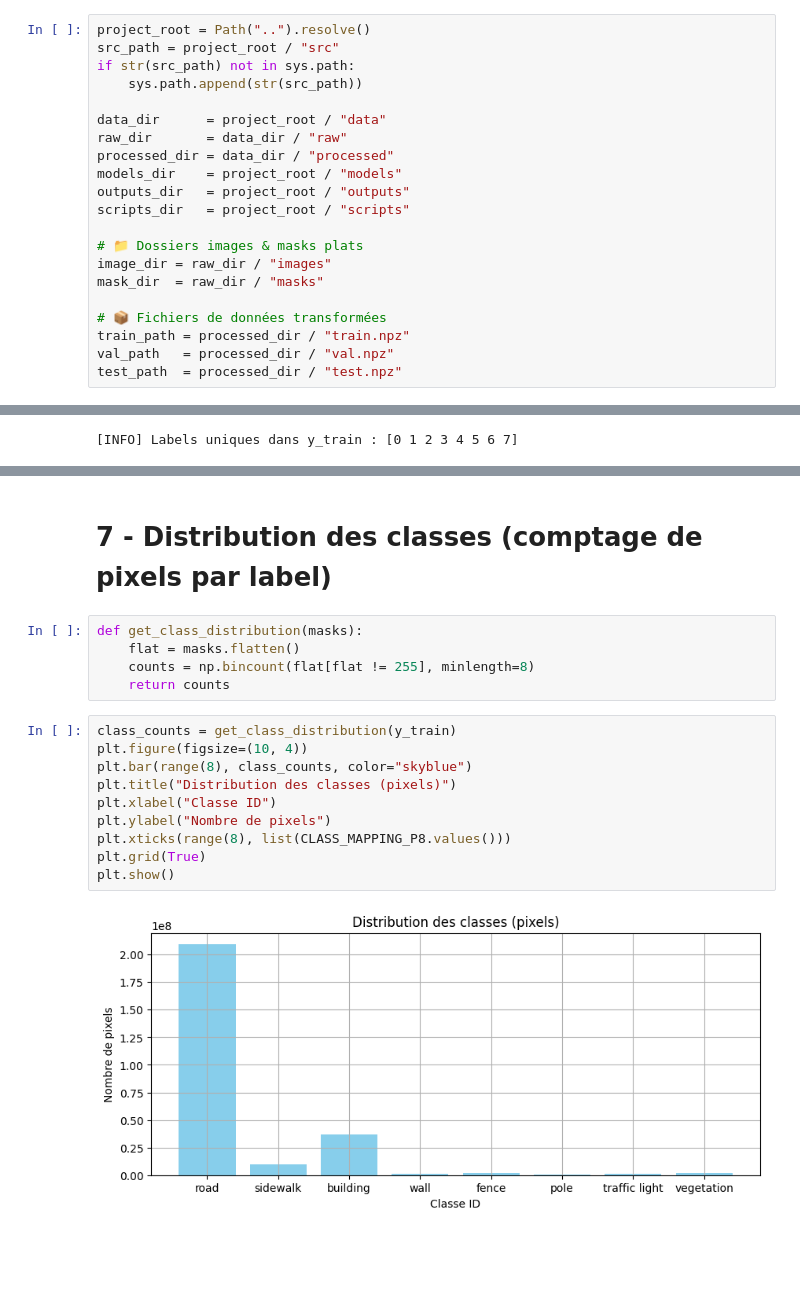
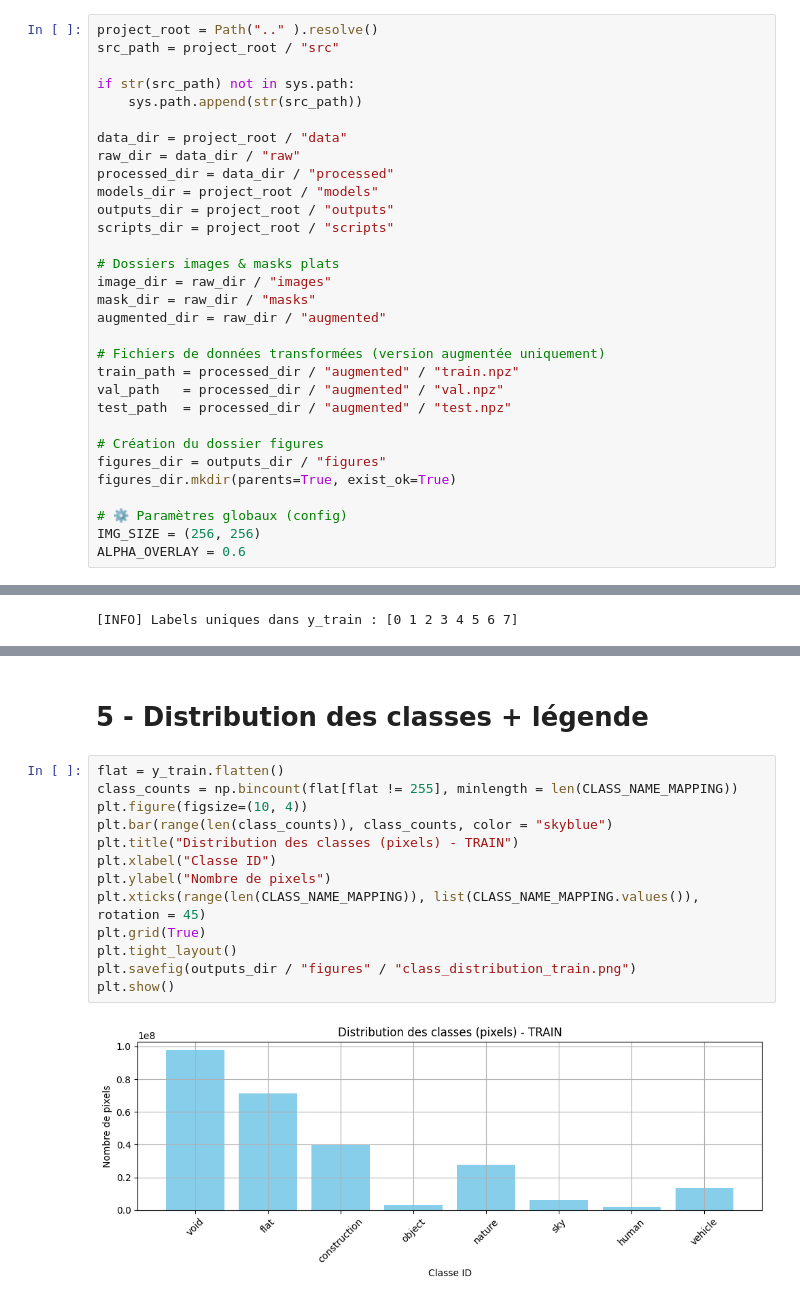
Before and after one commit to Arnaud66170/P08_segmentation_model, a Jupyter notebook: notebooks/01_data_exploration.ipynb, the cells around one changed output, grey strips where cells are left out. Drawn from its saved outputs; the diff is of its cells as text; blank space fills up the shorter version.

```diff
--- a/notebooks/01_data_exploration.ipynb
+++ b/notebooks/01_data_exploration.ipynb
@@ -50,22 +95,32 @@ WARNING:tensorflow:From c:\Users\motar\Desktop\1-openclassrooms\AI_Engineer\1-pr
 - Chemins relatifs depuis notebooks/, vers data/ à la racine du projet
 # %%
-project_root = Path("..").resolve()
+project_root = Path(".." ).resolve()
 src_path = project_root / "src"
+
 if str(src_path) not in sys.path:
     sys.path.append(str(src_path))
 
-data_dir      = project_root / "data"
-raw_dir       = data_dir / "raw"
+data_dir = project_root / "data"
+raw_dir = data_dir / "raw"
 processed_dir = data_dir / "processed"
-models_dir    = project_root / "models"
-outputs_dir   = project_root / "outputs"
-scripts_dir   = project_root / "scripts"
+models_dir = project_root / "models"
+outputs_dir = project_root / "outputs"
+scripts_dir = project_root / "scripts"
 
-# 📁 Dossiers images & masks plats
+# Dossiers images & masks plats
 image_dir = raw_dir / "images"
-mask_dir  = raw_dir / "masks"
+mask_dir = raw_dir / "masks"
+augmented_dir = raw_dir / "augmented"
 
-# 📦 Fichiers de données transformées
-train_path = processed_dir / "train.npz"
-val_path   = processed_dir / "val.npz"
-test_path  = processed_dir / "test.npz"
+# Fichiers de données transformées (version augmentée uniquement)
+train_path = processed_dir / "augmented" / "train.npz"
+val_path   = processed_dir / "augmented" / "val.npz"
+test_path  = processed_dir / "augmented" / "test.npz"
+
+# Création du dossier figures
+figures_dir = outputs_dir / "figures"
+figures_dir.mkdir(parents=True, exist_ok=True)
+
+# ⚙️ Paramètres globaux (config)
+IMG_SIZE = (256, 256)
+ALPHA_OVERLAY = 0.6
@@ -210,19 +290,17 @@ print("[INFO] Labels uniques dans y_train :", unique_labels)
 # %% [markdown]
-# 7 - Distribution des classes (comptage de pixels par label)
+# 5 - Distribution des classes + légende
-# %%
-def get_class_distribution(masks):
-    flat = masks.flatten()
-    counts = np.bincount(flat[flat != 255], minlength=8)
-    return counts
 # %%
-class_counts = get_class_distribution(y_train)
+flat = y_train.flatten()
+class_counts = np.bincount(flat[flat != 255], minlength = len(CLASS_NAME_MAPPING))
 plt.figure(figsize=(10, 4))
-plt.bar(range(8), class_counts, color="skyblue")
-plt.title("Distribution des classes (pixels)")
+plt.bar(range(len(class_counts)), class_counts, color = "skyblue")
+plt.title("Distribution des classes (pixels) - TRAIN")
 plt.xlabel("Classe ID")
 plt.ylabel("Nombre de pixels")
-plt.xticks(range(8), list(CLASS_MAPPING_P8.values()))
+plt.xticks(range(len(CLASS_NAME_MAPPING)), list(CLASS_NAME_MAPPING.values()), rotation = 45)
 plt.grid(True)
+plt.tight_layout()
+plt.savefig(outputs_dir / "figures" / "class_distribution_train.png")
 plt.show()
 # %% [output]
-[figure, old version]
+[figure, new version]
```
Also changed, not shown: parts of 43 cells of this notebook, 17 other files.
